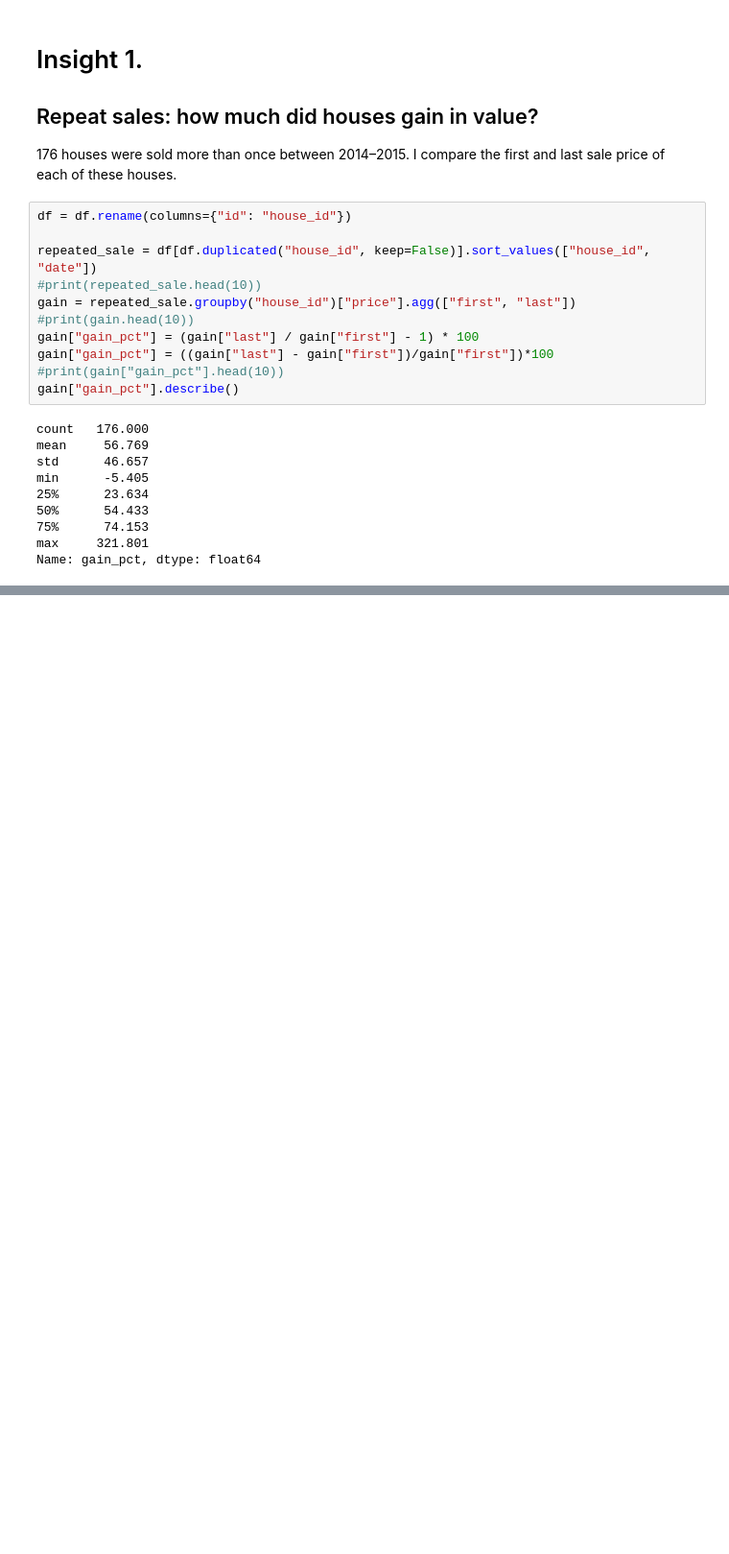
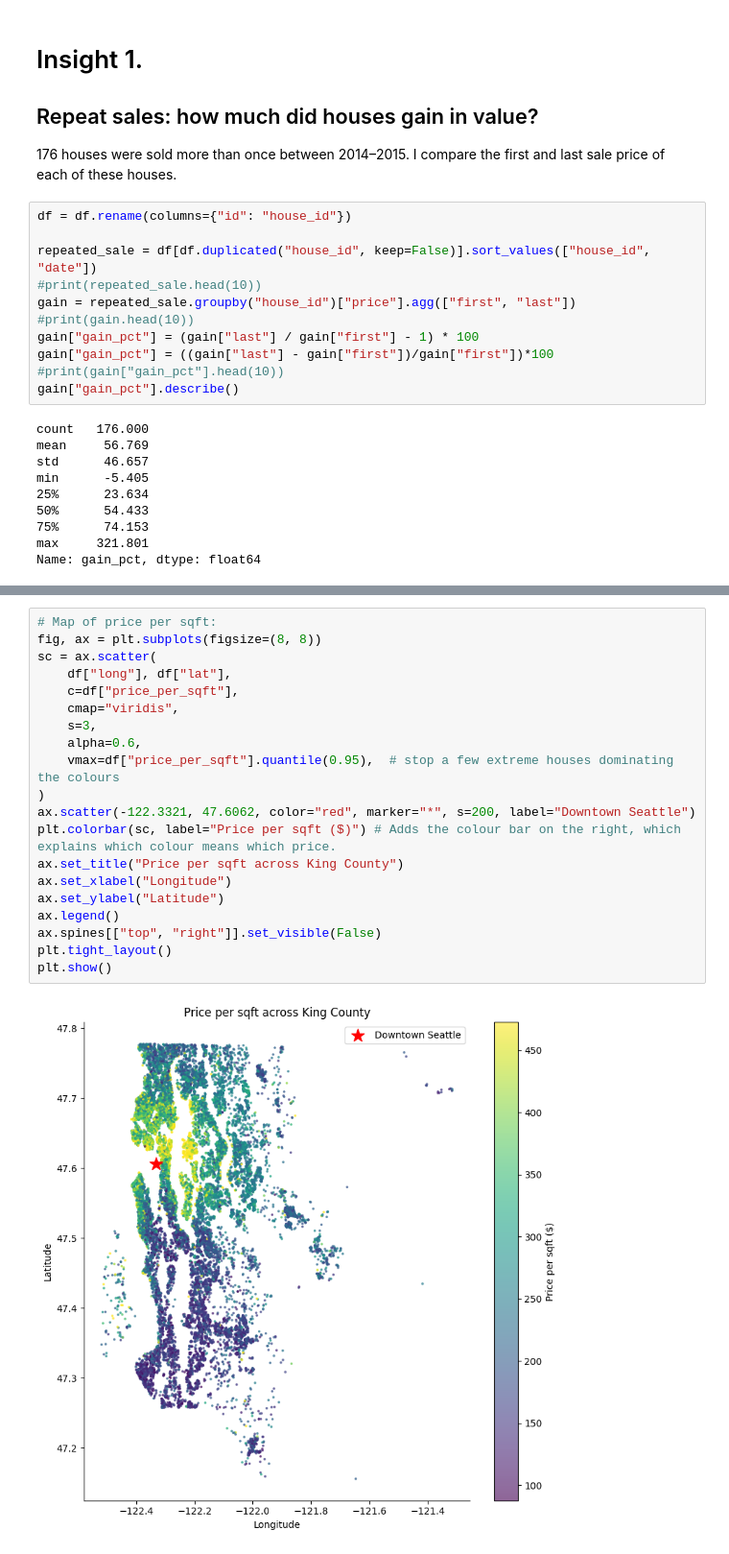
Before and after one commit to Maryam-Sajedi/ds-eda-project, a Jupyter notebook: 04_eda.ipynb, the cells around one changed output, grey strips where cells are left out. Shown at 96% size. Drawn from its saved outputs; the diff is of its cells as text; blank space fills up the shorter version.

```diff
--- a/04_eda.ipynb
+++ b/04_eda.ipynb
@@ -90,0 +186,22 @@ Name: gain_pct, dtype: float64
+# %%
+# Map of price per sqft:
+fig, ax = plt.subplots(figsize=(8, 8))
+sc = ax.scatter(
+    df["long"], df["lat"],
+    c=df["price_per_sqft"],
+    cmap="viridis",
+    s=3,
+    alpha=0.6,
+    vmax=df["price_per_sqft"].quantile(0.95),  # stop a few extreme houses dominating the colours
+)
+ax.scatter(-122.3321, 47.6062, color="red", marker="*", s=200, label="Downtown Seattle")
+plt.colorbar(sc, label="Price per sqft ($)") # Adds the colour bar on the right, which explains which colour means which price.
+ax.set_title("Price per sqft across King County")
+ax.set_xlabel("Longitude")
+ax.set_ylabel("Latitude")
+ax.legend()
+ax.spines[["top", "right"]].set_visible(False)
+plt.tight_layout()
+plt.show()
+# %% [output]
+[figure, added]
```
Also changed, not shown: parts of 19 cells of this notebook.
